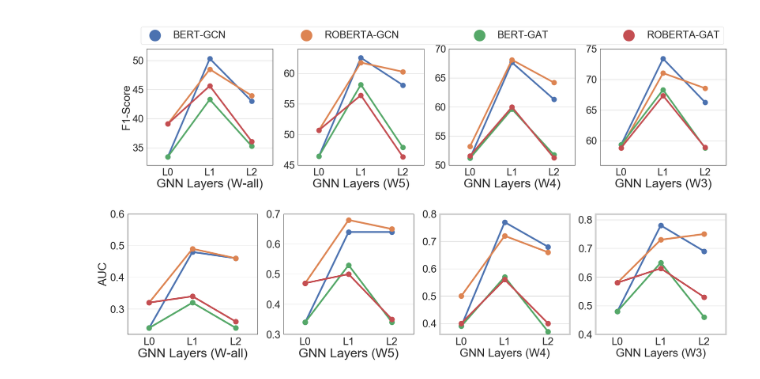
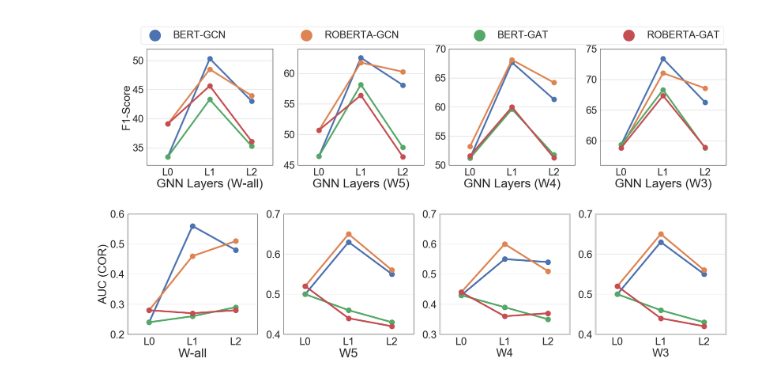
Before and after one commit to kuntalkumarpal/Python-cheat-sheets, a Jupyter notebook: Graphs_Python.ipynb, the cells around one changed output. Drawn from its saved outputs; the diff is of its cells as text; code cells hidden in the pictures.

Commit message:
Updated Graphs for AI_Flow

```diff
--- a/Graphs_Python.ipynb
+++ b/Graphs_Python.ipynb
@@ -2126,10 +2114,13 @@ sns.set(font_scale = 3,style="whitegrid",rc={"lines.linewidth": 3,"lines.color":
 
 x = ['L0','L1','L2']
 
-bgcn=[0.243033,0.480124,0.458786]
-rgcn = [0.320588,0.490212,0.460637]
-bgat=[0.243033,0.315888,0.237174]
-rgat=[0.320588,0.342456,0.260438]
+bgcn=[0.243954,0.558026,0.477613]
+rgcn = [0.27774,0.460651,0.505591]
+bgat=[0.243954,0.257588,0.287808]
+rgat=[0.27774,0.270043,0.278412]
+
+
+
 
 
 bgcn = [round(each,2) for each in bgcn]
@@ -2147,13 +2138,10 @@ f1_data = pd.DataFrame({
 ##------------------------------------------------------------------------------------------------------------
 
 
-
-
-
-bgcn=[0.338135,0.64042,0.636932]
-rgcn = [0.466405,0.679478,0.64966]
-bgat=[0.338135,0.533666,0.342391]
-rgat=[0.466405,0.504917,0.352659]
+bgcn=[0.497593,0.631217,0.548183]
+rgcn = [0.516039,0.645562,0.563548]
+bgat=[0.497593,0.455293,0.432521]
+rgat=[0.516039,0.435842,0.41969]
 
 
 bgcn = [round(each,2) for each in bgcn]
@@ -2171,10 +2159,10 @@ f2_data = pd.DataFrame({
 
 ##------------------------------------------------------------------------------------------------------------
 
-bgcn=[0.393632,0.772575,0.678214]
-rgcn = [0.500837,0.718011,0.660689]
-bgat=[0.393632,0.573449,0.365709]
-rgat=[0.397816,0.555422,0.396825]
+bgcn=[0.428376,0.551405,0.537279]
+rgcn = [0.44325,0.601245,0.512959]
+bgat=[0.428376,0.38706,0.353369]
+rgat=[0.44325,0.362582,0.367033]
 
 bgcn = [round(each,2) for each in bgcn]
 rgcn = [round(each,2) for each in rgcn]
@@ -2192,10 +2180,13 @@ f3_data = pd.DataFrame({
 
 ##------------------------------------------------------------------------------------------------------------
 
-bgcn=[0.480949,0.78059,0.693937]
-rgcn = [0.575793,0.733753,0.751983]
-bgat=[0.480949,0.646213,0.460834]
-rgat=[0.575793,0.631069,0.526879]
+bgcn=[0.497593,0.631217,0.548183]
+rgcn = [0.516039,0.645562,0.563548]
+bgat=[0.497593,0.455293,0.432521]
+rgat=[0.516039,0.435842,0.41969]
+
+
+
 
 bgcn = [round(each,2) for each in bgcn]
 rgcn = [round(each,2) for each in rgcn]
@@ -2214,14 +2205,17 @@ f4_data = pd.DataFrame({
 
 
 f, (ax) = plt.subplots(nrows=1, ncols=4, figsize=(34, 7))
-# f.set_ylim([70,95])
+# f.set(ylim=([0.2,0.9]))
 # print(ax)
 # for each in range(2):
 #     ax[each].set(ylim=(75, 91))
-ax[0].set(ylim=(0.22, 0.6))
-ax[1].set(ylim=(0.30, 0.7))
-ax[2].set(ylim=(0.36, 0.8))
-ax[3].set(ylim=(0.40, 0.82))
+ax[0].set(ylim=(0.20, 0.6))
+ax[1].set(ylim=(0.40, 0.7))
+ax[2].set(ylim=(0.30, 0.7))
+ax[3].set(ylim=(0.40, 0.7))
+
+# ax[0].get_shared_y_axes().join(ax[0], ax[1])
+
 # ax[1].tick_params(axis='both', which='minor', labelsize=8)
 # ax.grid(True)
 # sns.set_style("darkgrid")
@@ -2236,35 +2230,36 @@ g4 = sns.pointplot(x='GNN Layers', y='AUC', hue='Models',
 
 handles, labels = ax[1].get_legend_handles_labels()#Common legend for all subplot
 
 # ylabels = ["F-Measure"]
 for e in range(2):
     ax[e].set_xlabel("GNN Layers",fontsize=40)
 #     ax[e].set_ylabel(ylabels[e],fontsize=40)
 #     leg = ax[e].legend(markerscale=2.0)
     ax[e].legend().get_frame().set_linewidth(7)
     ax[e].legend().get_frame().set_edgecolor('black')
     for axis in ['top','bottom','left','right']:
         ax[e].spines[axis].set_linewidth(1)
         ax[e].spines[axis].set_color('black')
 
 
-ax[0].set_xlabel('GNN Layers (W-all)')
-ax[1].set_xlabel('GNN Layers (W5)')
-ax[2].set_xlabel('GNN Layers (W4)')
-ax[3].set_xlabel('GNN Layers (W3)')
+ax[0].set_xlabel('W-all')
+ax[1].set_xlabel('W5')
+ax[2].set_xlabel('W4')
+ax[3].set_xlabel('W3')
 
+ax[0].set_ylabel('AUC (COR)')
 ax[1].set_ylabel('')
 ax[2].set_ylabel('')
 ax[3].set_ylabel('')
 ax[0].get_legend().remove()
 ax[1].get_legend().remove()
 ax[2].get_legend().remove()
 ax[3].get_legend().remove()
 
 
 #x0,y0, width, height
 # lgd = f.legend(handles, labels,markerscale=2.5,bbox_to_anchor=(0.06, 0.91, 0.78, .05), loc='right',
 #            ncol=4 , mode="expand", borderaxespad=0.0) #Common legend for all subplot
 f.savefig('COR_GNNLayers_AUC.png', bbox_extra_artists=(lgd,), bbox_inches='tight',dpi=300) # High resolution and also helps outside legend to not get cut off during saving
 # %% [output]
-[figure, old version]
+[figure, new version]
```
Also changed, not shown: parts of 15 cells of this notebook.
